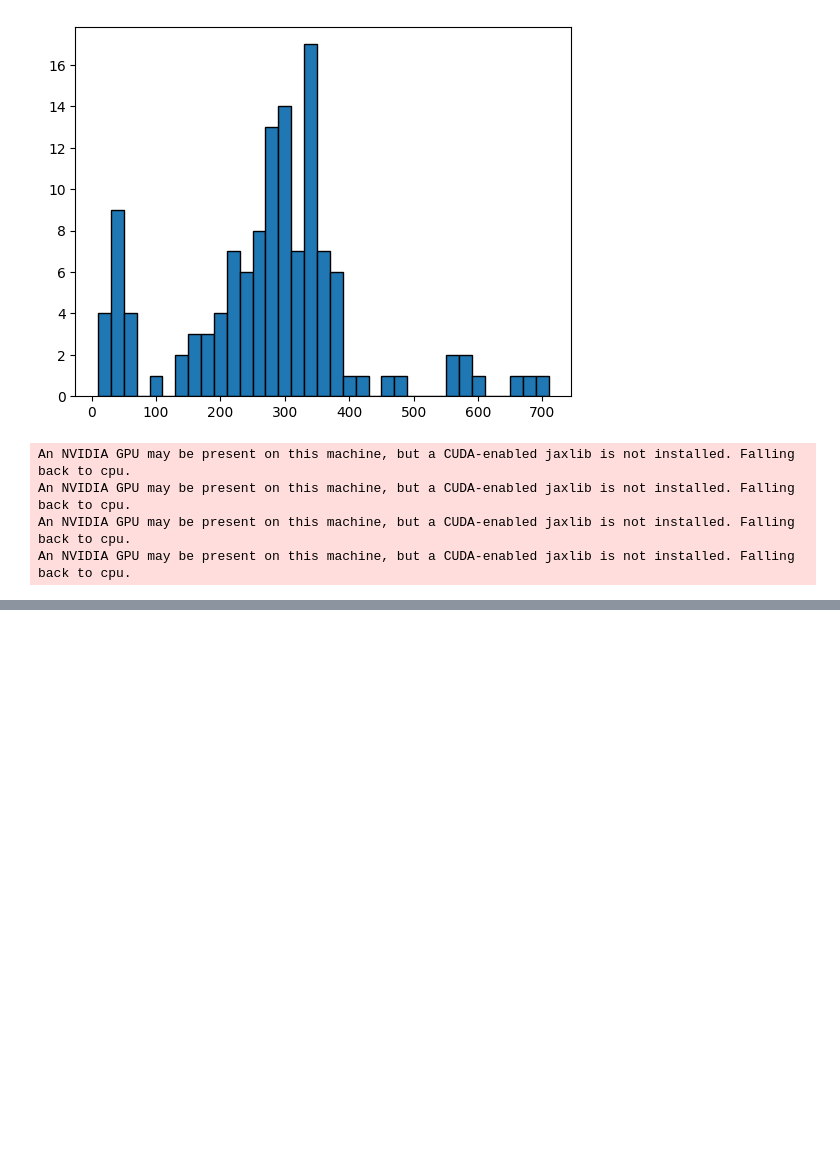
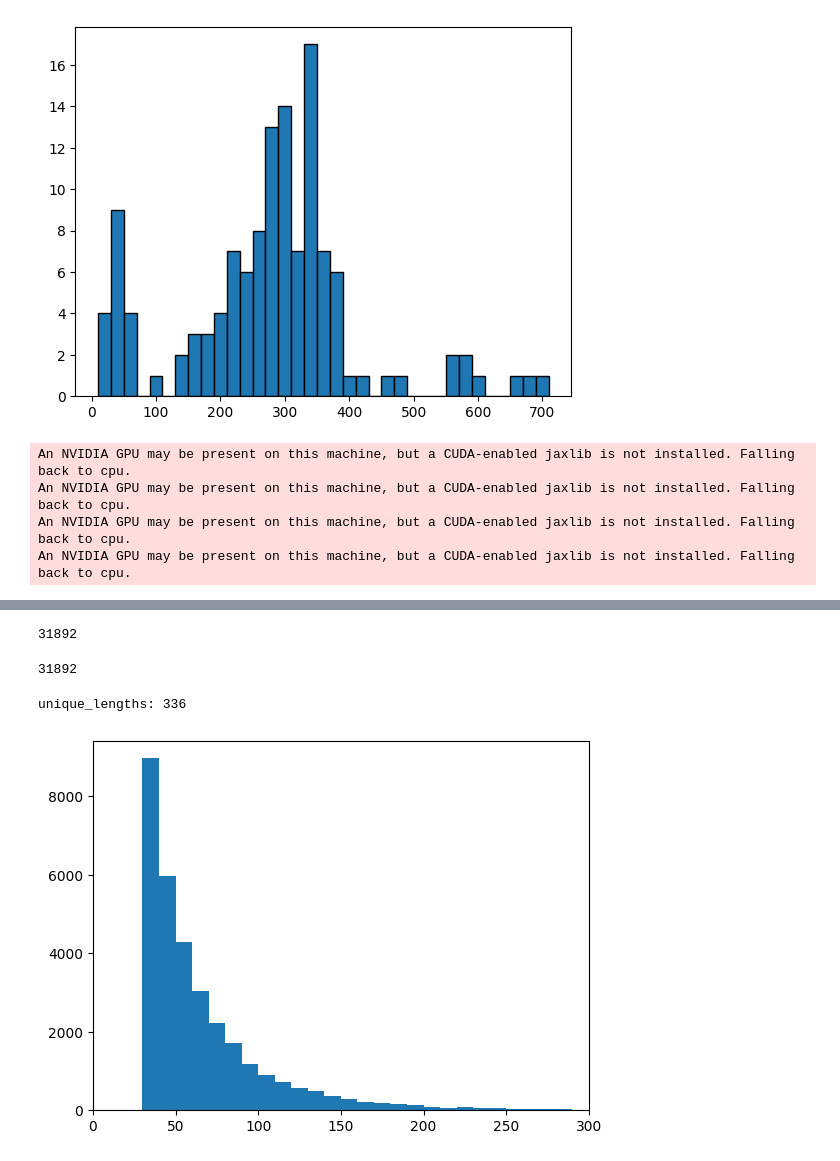
Before and after one commit to lincc-frameworks/notebooks_lf, a Jupyter notebook: PeriodDrw/Fit.ipynb, the cells around one changed output, grey strips where cells are left out. Saved outputs shown, nothing was run; the diff lists cells and outputs as text; code cells hidden in the pictures; blank space fills up the shorter version.

```diff
--- a/PeriodDrw/Fit.ipynb
+++ b/PeriodDrw/Fit.ipynb
@@ -181,0 +185,26 @@ pa.parquet.write_table(pa_table_drw, "/astro/users/ncaplar/data/res_tsp_run_g_0_
+# %%
+datapath = "/astro/store/epyc3/data3/alerce_alerts/parquet/"
+
+names = []
+for i in range(12,36):
+    name = datapath+f"source/lcs_00{i}.parquet"
+    names.append(name)
+
+ens = Ensemble()
+
+colmap = ColumnMapper(id_col="oid",
+                      time_col="mjd",
+                      flux_col="magpsf_corr",
+                      err_col="sigmapsf_corr_ext",
+                      band_col="fid")
+ens.from_parquet(source_file=names,
+                #source_file=datapath+"source/lcs_000*.parquet",
+                 #object_file=datapath+"object/*.parquet",
+                 column_mapper=colmap,
+                 sort=True)
+
+ens.dropna()
+ens.query("fid == 1", table="source").prune(30)
+
+ens.calc_nobs()
+ens._sync_tables()
@@ -181,0 +227,19 @@ pa.parquet.write_table(pa_table_drw, "/astro/users/ncaplar/data/res_tsp_run_g_0_
+# %%
+print(len(ens._object))
+# %% [output]
+31892
+# %%
+print(len(np.unique(ens._source.index)))
+# %% [output]
+31892
+# %%
+
+nobs_data = ens._object["nobs_total"].values.compute()
+binwidth=10
+plt.hist(nobs_data, bins=np.arange(min(nobs_data), max(nobs_data) + binwidth, binwidth))
+plt.xlim(0,300)
+
+print(f"unique_lengths: {len(np.unique(nobs_data))}")
+# %% [output]
+unique_lengths: 336
+[figure, added]
```
Also changed, not shown: parts of 29 cells of this notebook.
